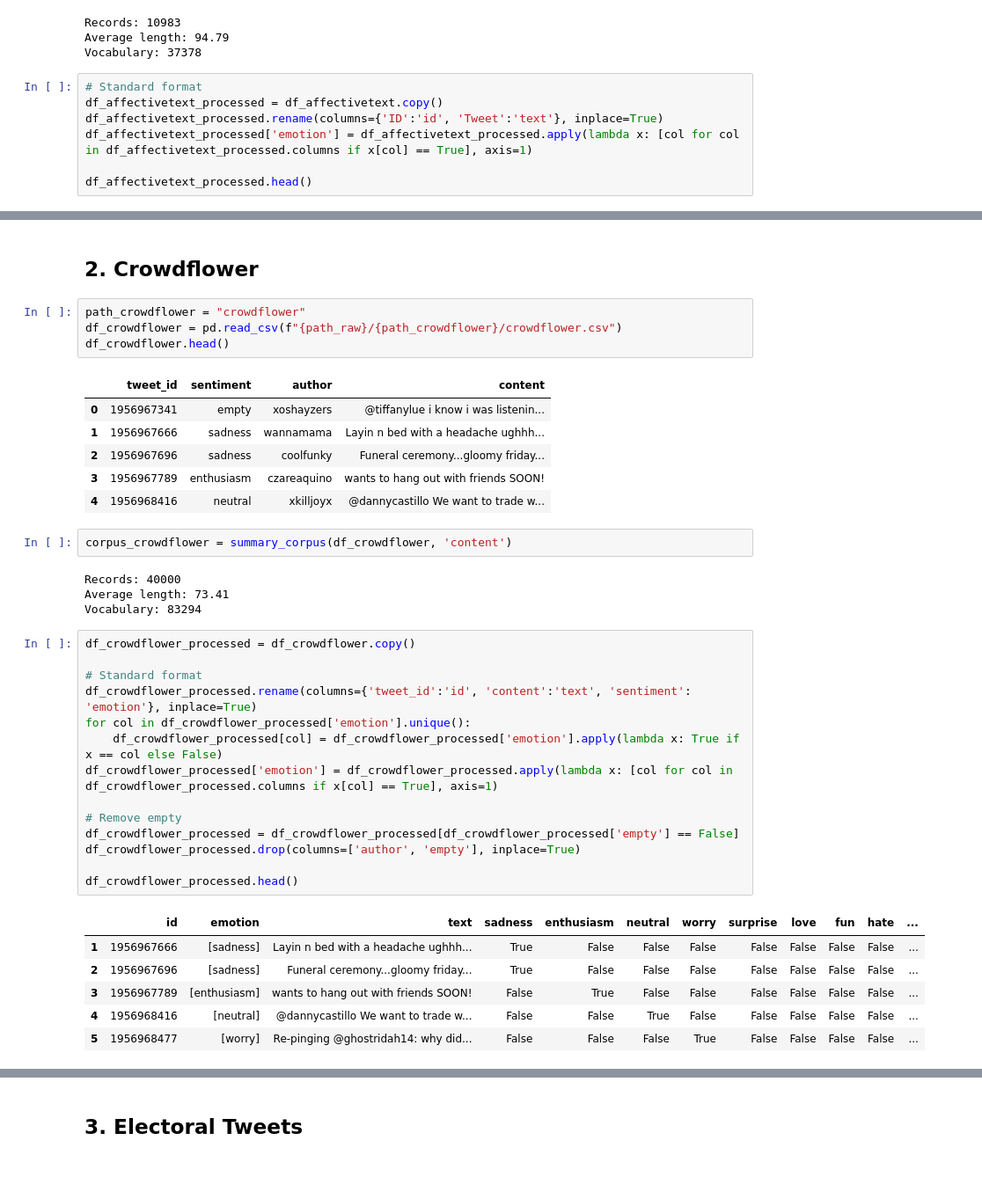
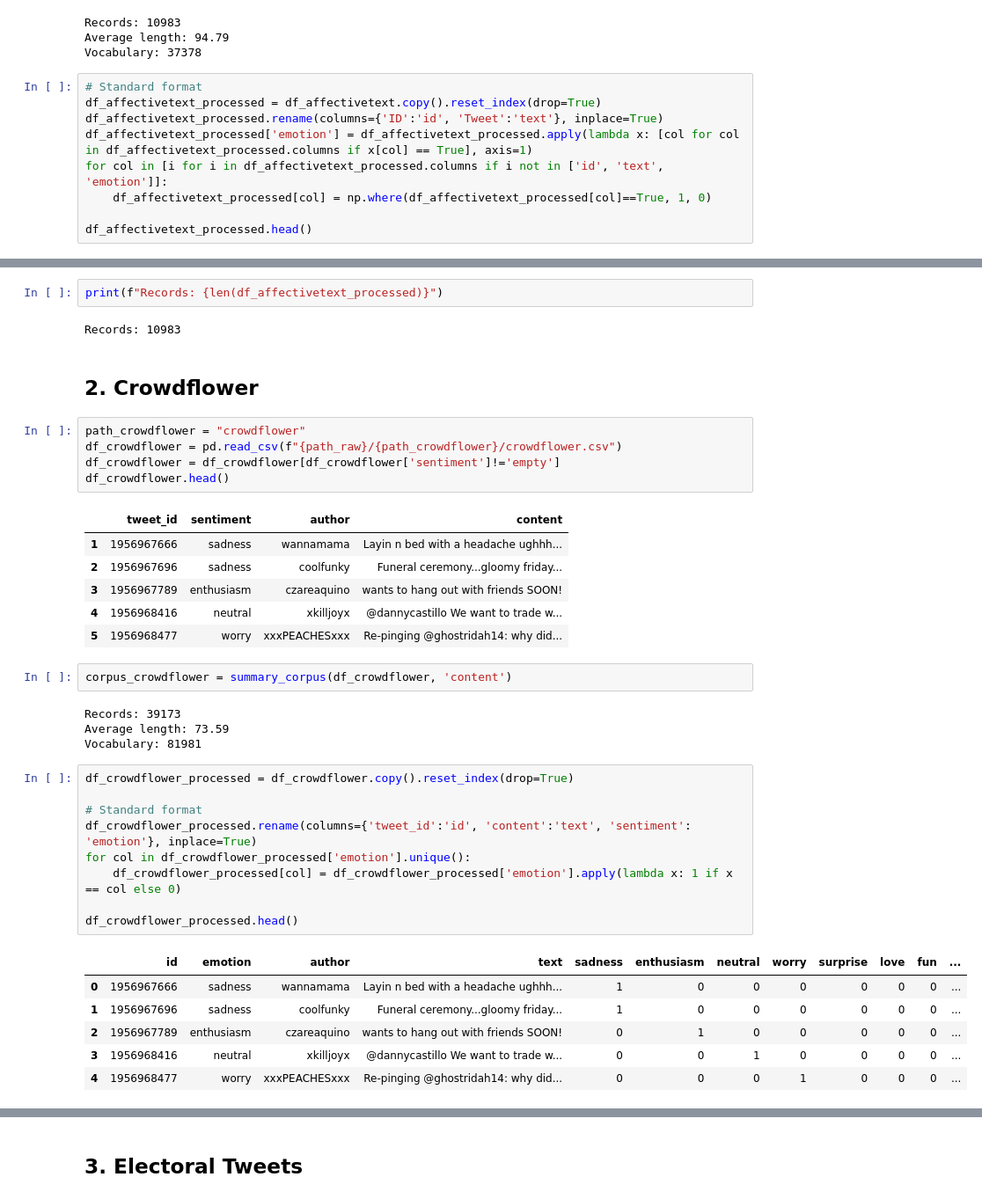
Before and after one commit to isom-ds/generative-reference-shot, a Jupyter notebook: 100_datasets.ipynb, the cells around one changed output, grey strips where cells are left out. Shown at 88% size. Saved outputs shown, nothing was run; the diff lists cells and outputs as text; blank space fills up the shorter version.

```diff
--- a/100_datasets.ipynb
+++ b/100_datasets.ipynb
@@ -55,9 +55,11 @@ Average length: 94.79
 Vocabulary: 37378
 # %%
 # Standard format
-df_affectivetext_processed = df_affectivetext.copy()
+df_affectivetext_processed = df_affectivetext.copy().reset_index(drop=True)
 df_affectivetext_processed.rename(columns={'ID':'id', 'Tweet':'text'}, inplace=True)
 df_affectivetext_processed['emotion'] = df_affectivetext_processed.apply(lambda x: [col for col in df_affectivetext_processed.columns if x[col] == True], axis=1)
+for col in [i for i in df_affectivetext_processed.columns if i not in ['id', 'text', 'emotion']]:
+    df_affectivetext_processed[col] = np.where(df_affectivetext_processed[col]==True, 1, 0)
 
 df_affectivetext_processed.head()
 # %% [output]
@@ -70,40 +72,40 @@ df_affectivetext_processed.head()
+# %%
+print(f"Records: {len(df_affectivetext_processed)}")
+# %% [output]
+Records: 10983
 # %% [markdown]
 ## 2. Crowdflower
 # %%
 path_crowdflower = "crowdflower"
 df_crowdflower = pd.read_csv(f"{path_raw}/{path_crowdflower}/crowdflower.csv")
+df_crowdflower = df_crowdflower[df_crowdflower['sentiment']!='empty']
 df_crowdflower.head()
 # %% [output]
 |  | tweet_id | sentiment | author | content |
-| 0 | 1956967341 | empty | xoshayzers | @tiffanylue i know i was listenin... |
 | 1 | 1956967666 | sadness | wannamama | Layin n bed with a headache ughhh... |
 | 2 | 1956967696 | sadness | coolfunky | Funeral ceremony...gloomy friday... |
 | 3 | 1956967789 | enthusiasm | czareaquino | wants to hang out with friends SOON! |
 | 4 | 1956968416 | neutral | xkilljoyx | @dannycastillo We want to trade w... |
+| 5 | 1956968477 | worry | xxxPEACHESxxx | Re-pinging @ghostridah14: why did... |
 # %%
 corpus_crowdflower = summary_corpus(df_crowdflower, 'content')
 # %% [output]
-Records: 40000
-Average length: 73.41
-Vocabulary: 83294
+Records: 39173
+Average length: 73.59
+Vocabulary: 81981
 # %%
-df_crowdflower_processed = df_crowdflower.copy()
+df_crowdflower_processed = df_crowdflower.copy().reset_index(drop=True)
 
 # Standard format
 df_crowdflower_processed.rename(columns={'tweet_id':'id', 'content':'text', 'sentiment': 'emotion'}, inplace=True)
 for col in df_crowdflower_processed['emotion'].unique():
-    df_crowdflower_processed[col] = df_crowdflower_processed['emotion'].apply(lambda x: True if x == col else False)
-df_crowdflower_processed['emotion'] = df_crowdflower_processed.apply(lambda x: [col for col in df_crowdflower_processed.columns if x[col] == True], axis=1)
-
-# Remove empty
-df_crowdflower_processed = df_crowdflower_processed[df_crowdflower_processed['empty'] == False]
-df_crowdflower_processed.drop(columns=['author', 'empty'], inplace=True)
+    df_crowdflower_processed[col] = df_crowdflower_processed['emotion'].apply(lambda x: 1 if x == col else 0)
 
 df_crowdflower_processed.head()
 # %% [output]
-|  | id | emotion | text | sadness | enthusiasm | neutral | worry | surprise | love | fun | hate | ... |
-| 1 | 1956967666 | [sadness] | Layin n bed with a headache ughhh... | True | False | False | False | False | False | False | False | ... |
-| 2 | 1956967696 | [sadness] | Funeral ceremony...gloomy friday... | True | False | False | False | False | False | False | False | ... |
-| 3 | 1956967789 | [enthusiasm] | wants to hang out with friends SOON! | False | True | False | False | False | False | False | False | ... |
-| 4 | 1956968416 | [neutral] | @dannycastillo We want to trade w... | False | False | True | False | False | False | False | False | ... |
-| 5 | 1956968477 | [worry] | Re-pinging @ghostridah14: why did... | False | False | False | True | False | False | False | False | ... |
+|  | id | emotion | author | text | sadness | enthusiasm | neutral | worry | surprise | love | fun | ... |
+| 0 | 1956967666 | sadness | wannamama | Layin n bed with a headache ughhh... | 1 | 0 | 0 | 0 | 0 | 0 | 0 | ... |
+| 1 | 1956967696 | sadness | coolfunky | Funeral ceremony...gloomy friday... | 1 | 0 | 0 | 0 | 0 | 0 | 0 | ... |
+| 2 | 1956967789 | enthusiasm | czareaquino | wants to hang out with friends SOON! | 0 | 1 | 0 | 0 | 0 | 0 | 0 | ... |
+| 3 | 1956968416 | neutral | xkilljoyx | @dannycastillo We want to trade w... | 0 | 0 | 1 | 0 | 0 | 0 | 0 | ... |
+| 4 | 1956968477 | worry | xxxPEACHESxxx | Re-pinging @ghostridah14: why did... | 0 | 0 | 0 | 1 | 0 | 0 | 0 | ... |
```
Also changed, not shown: parts of 22 cells of this notebook, 30 other files.
